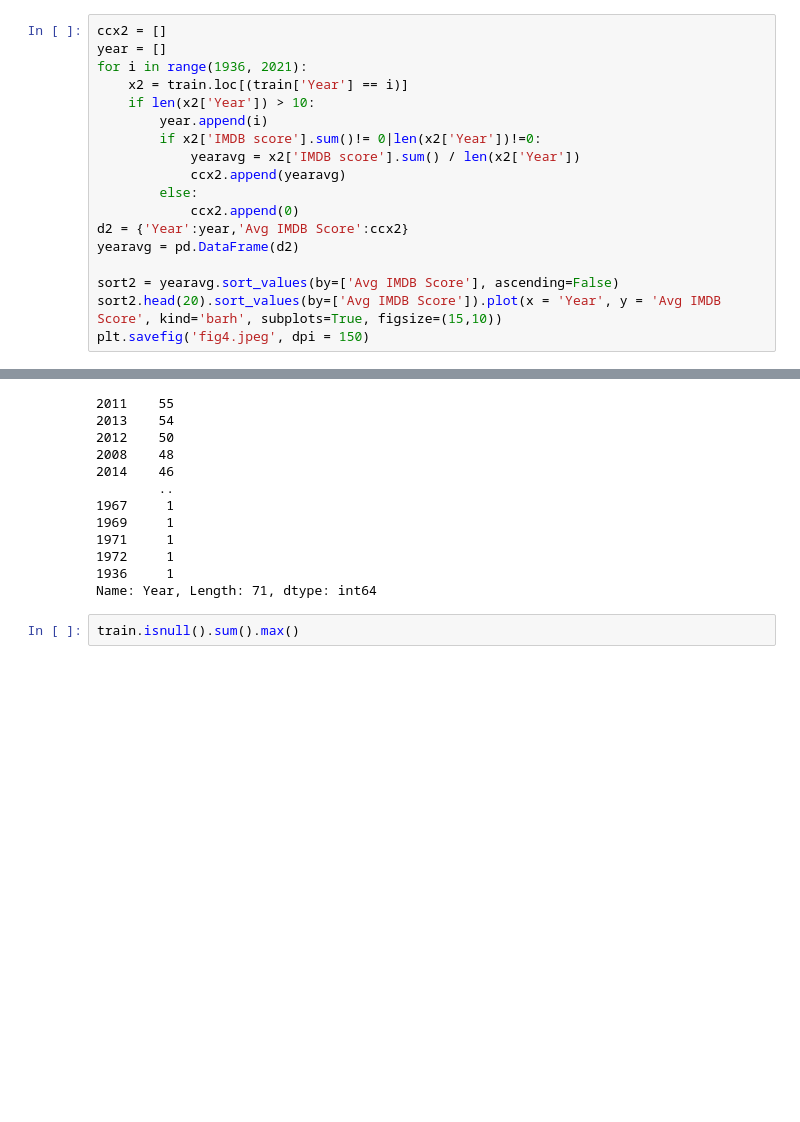
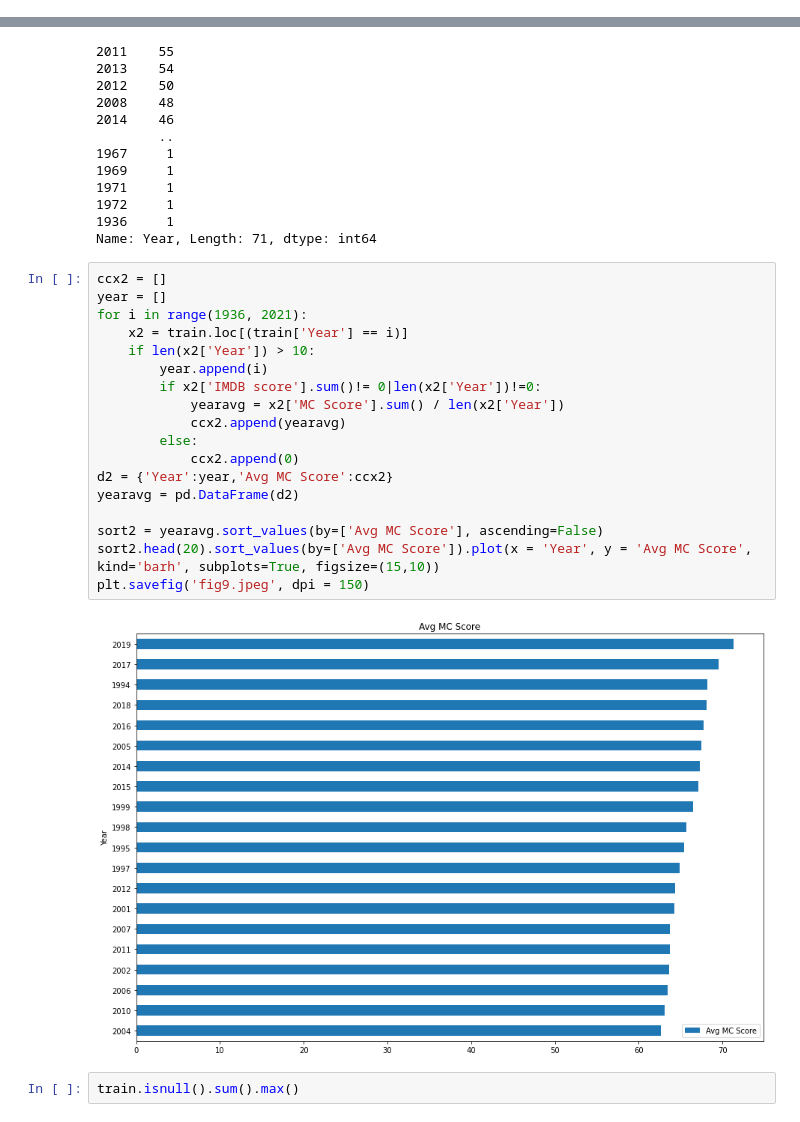
Before and after one commit to kdsl01/Data_science_Project_Scrpaer_and_data, a Jupyter notebook: data_project_2.ipynb, the cells around one changed output, grey strips where cells are left out. Cells and saved outputs as stored; diff of their text form; blank space fills up the shorter version.

```diff
--- a/data_project_2.ipynb
+++ b/data_project_2.ipynb
@@ -115,18 +127,0 @@ plt.savefig('fig5.jpeg', dpi = 150)
-# %%
-ccx2 = []
-year = []
-for i in range(1936, 2021):
-    x2 = train.loc[(train['Year'] == i)]
-    if len(x2['Year']) > 10:
-        year.append(i)
-        if x2['IMDB score'].sum()!= 0|len(x2['Year'])!=0:
-            yearavg = x2['IMDB score'].sum() / len(x2['Year'])
-            ccx2.append(yearavg)
-        else:
-            ccx2.append(0)
-d2 = {'Year':year,'Avg IMDB Score':ccx2}
-yearavg = pd.DataFrame(d2)
-
-sort2 = yearavg.sort_values(by=['Avg IMDB Score'], ascending=False)
-sort2.head(20).sort_values(by=['Avg IMDB Score']).plot(x = 'Year', y = 'Avg IMDB Score', kind='barh', subplots=True, figsize=(15,10))
-plt.savefig('fig4.jpeg', dpi = 150)
@@ -148,6 +141,26 @@ print(yearcount)
 1972     1
 1936     1
 Name: Year, Length: 71, dtype: int64
+# %%
+ccx2 = []
+year = []
+for i in range(1936, 2021):
+    x2 = train.loc[(train['Year'] == i)]
+    if len(x2['Year']) > 10:
+        year.append(i)
+        if x2['IMDB score'].sum()!= 0|len(x2['Year'])!=0:
+            yearavg = x2['MC Score'].sum() / len(x2['Year'])
+            ccx2.append(yearavg)
+        else:
+            ccx2.append(0)
+d2 = {'Year':year,'Avg MC Score':ccx2}
+yearavg = pd.DataFrame(d2)
+
+sort2 = yearavg.sort_values(by=['Avg MC Score'], ascending=False)
+sort2.head(20).sort_values(by=['Avg MC Score']).plot(x = 'Year', y = 'Avg MC Score', kind='barh', subplots=True, figsize=(15,10))
+plt.savefig('fig9.jpeg', dpi = 150)
+# %% [output]
+[figure, added]
 # %%
 train.isnull().sum().max()
 # %% [output]
```
Also changed, not shown: parts of 10 cells of this notebook, 1 other file.
